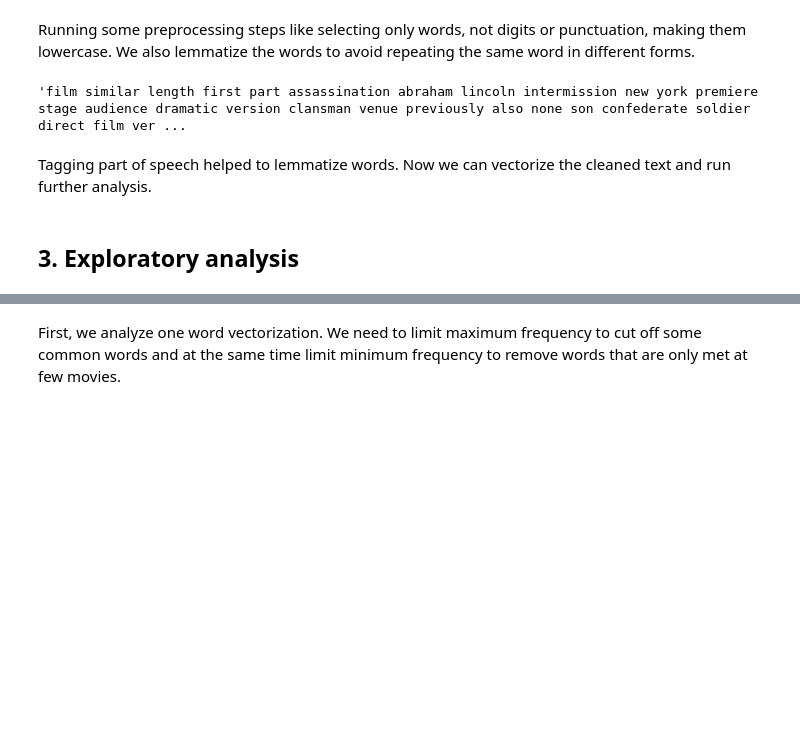
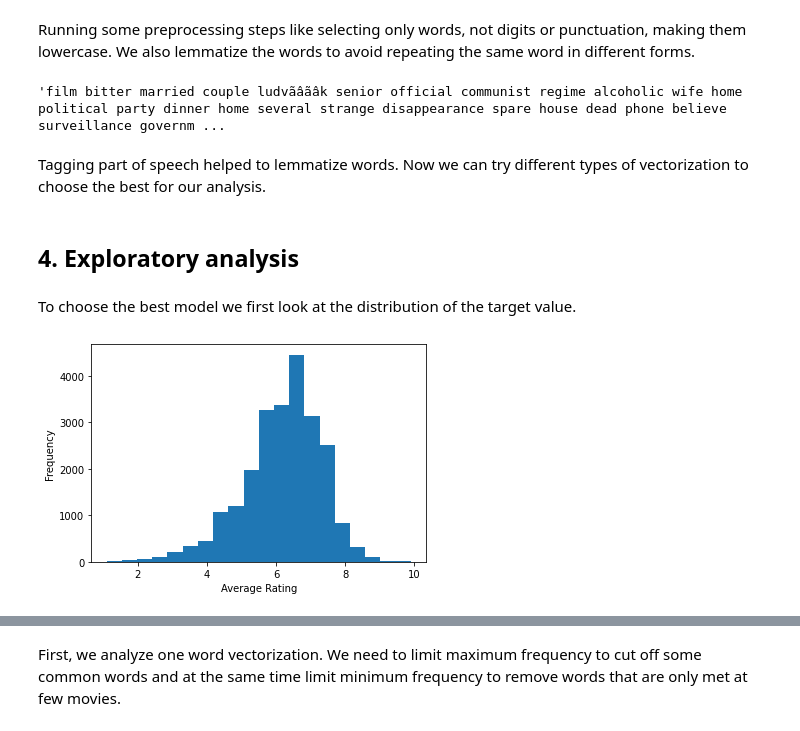
Before and after one commit to altynsai/movie_ratings, a Jupyter notebook: 1_data_preprocessing_and_eda.ipynb, the cells around one changed output, grey strips where cells are left out. Drawn from its saved outputs; the diff is of its cells as text; code cells hidden in the pictures; blank space fills up the shorter version.

Commit message:
final version

```diff
--- a/1_data_preprocessing_and_eda.ipynb
+++ b/1_data_preprocessing_and_eda.ipynb
@@ -107,10 +164,21 @@ def Standardize(data):
     return X
 
 X = Standardize(data['plot'])
+y = data['averageRating']
 X[1]
 # %% [output]
-'film similar length first part assassination abraham lincoln intermission new york premiere stage audience dramatic version clansman venue previously also none son confederate soldier direct film ver ...
+'film bitter married couple ludvãâãâk senior official communist regime alcoholic wife home political party dinner home several strange disappearance spare house dead phone believe surveillance governm ...
 # %% [markdown]
-Tagging part of speech helped to lemmatize words. Now we can vectorize the cleaned text and run further analysis.
+Tagging part of speech helped to lemmatize words. Now we can try different types of vectorization to choose the best for our analysis.
 # %% [markdown]
-## 3. Exploratory analysis
+## 4. Exploratory analysis
+# %% [markdown]
+To choose the best model we first look at the distribution of the target value.
+# %%
+y = data['averageRating']
+
+ax = y.plot(kind='hist', bins = 20)
+ax.set_xlabel('Average Rating')
+plt.show()
+# %% [output]
+[figure, added]
```
Also changed, not shown: parts of 40 cells of this notebook.
